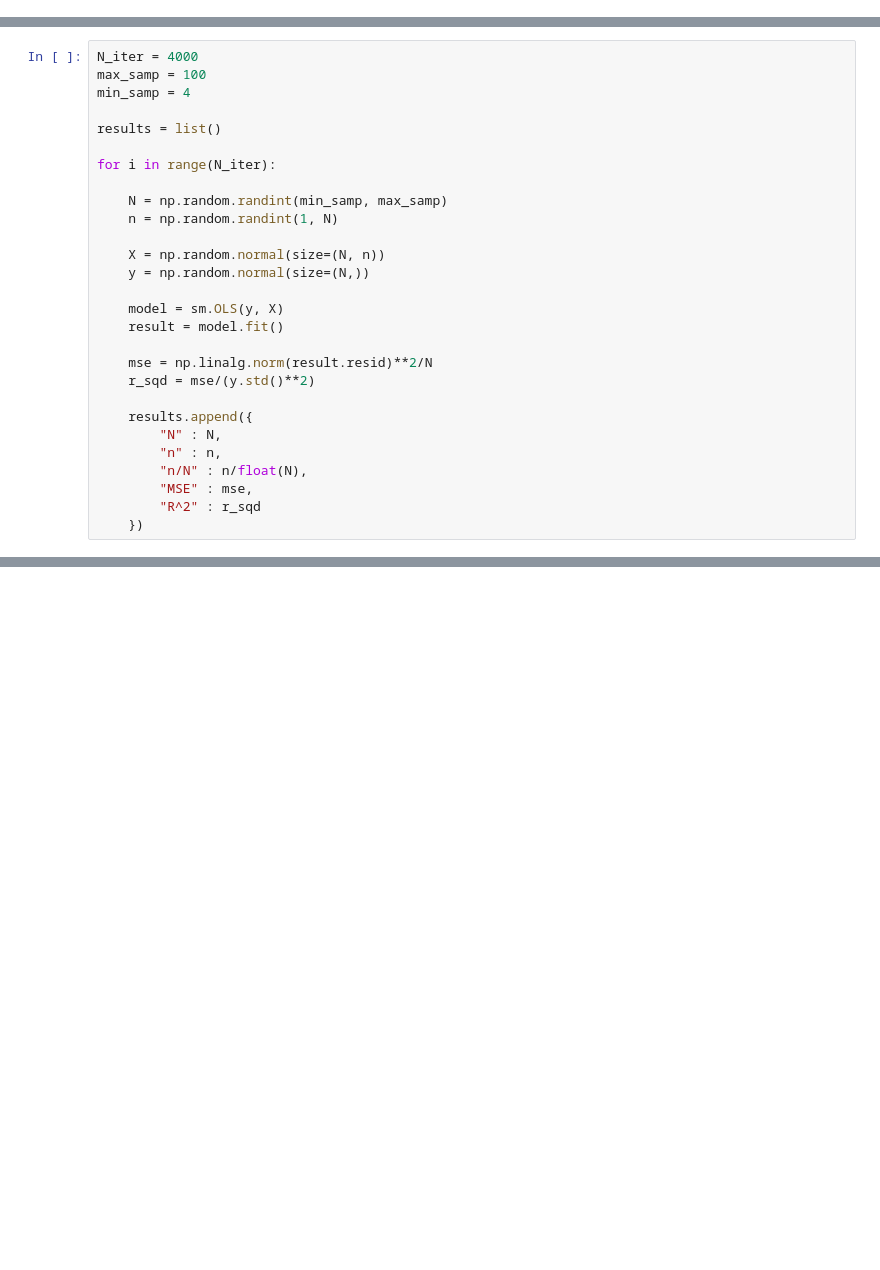
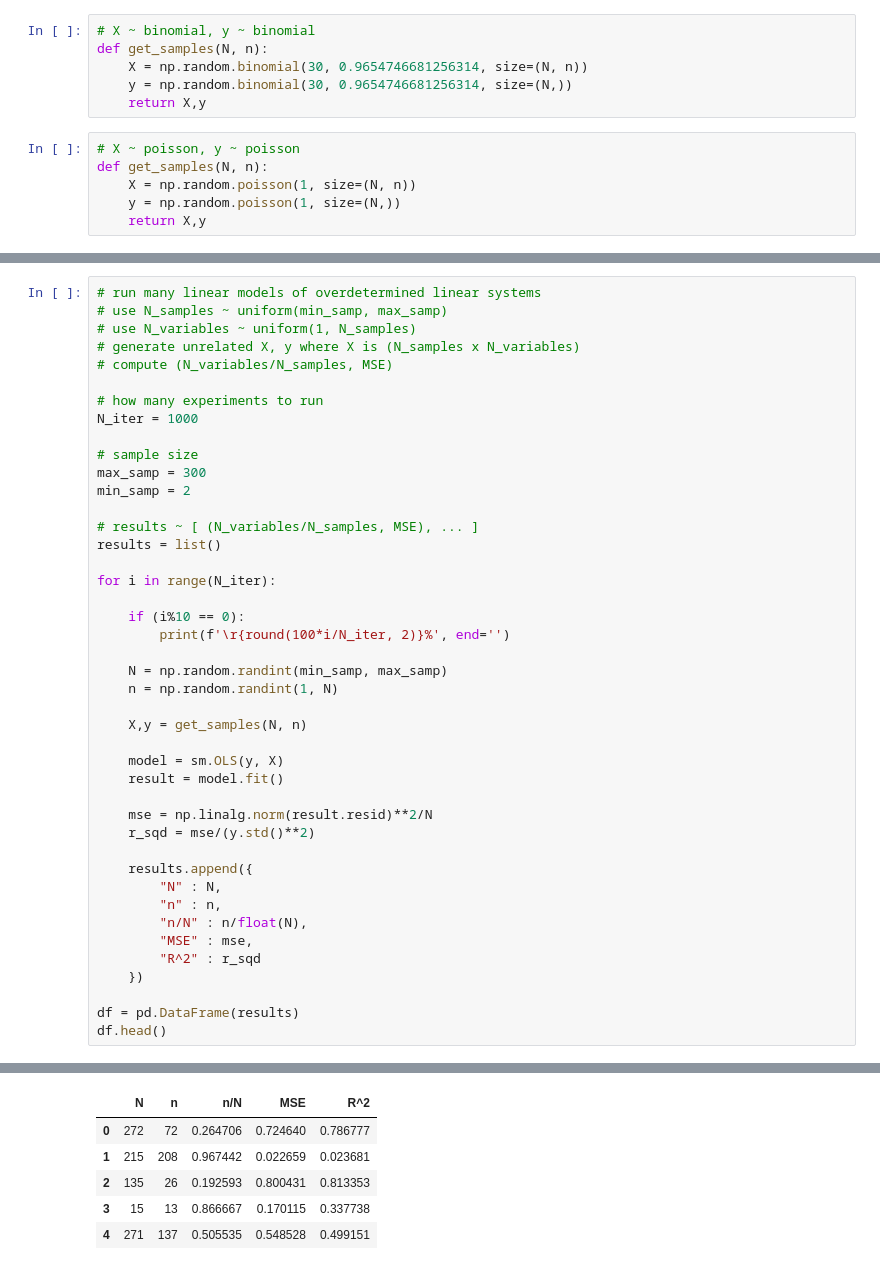
Before and after one commit to jackmuskopf/stats-examples, a Jupyter notebook: overfitting.ipynb, the cells around one changed output, grey strips where cells are left out. Drawn from its saved outputs; the diff is of its cells as text; blank space fills up the shorter version.

```diff
--- a/overfitting.ipynb
+++ b/overfitting.ipynb
@@ -80,0 +59,12 @@ np.linalg.norm(result.resid)**2/N, y.std()**2
+# %%
+# X ~ binomial, y ~ binomial
+def get_samples(N, n):
+    X = np.random.binomial(30, 0.9654746681256314, size=(N, n))
+    y = np.random.binomial(30, 0.9654746681256314, size=(N,))
+    return X,y
+# %%
+# X ~ poisson, y ~ poisson
+def get_samples(N, n):
+    X = np.random.poisson(1, size=(N, n))
+    y = np.random.poisson(1, size=(N,))
+    return X,y
@@ -81,17 +81,29 @@ np.linalg.norm(result.resid)**2/N, y.std()**2
 # %%
-N_iter = 4000
-max_samp = 100
-min_samp = 4
+# run many linear models of overdetermined linear systems
+# use N_samples ~ uniform(min_samp, max_samp)
+# use N_variables ~ uniform(1, N_samples)
+# generate unrelated X, y where X is (N_samples x N_variables)
+# compute (N_variables/N_samples, MSE)
 
+# how many experiments to run
+N_iter = 1000
+
+# sample size
+max_samp = 300
+min_samp = 2
+
+# results ~ [ (N_variables/N_samples, MSE), ... ]
 results = list()
 
 for i in range(N_iter):
 
+    if (i%10 == 0):
+        print(f'\r{round(100*i/N_iter, 2)}%', end='')
+
     N = np.random.randint(min_samp, max_samp)
     n = np.random.randint(1, N)
 
-    X = np.random.normal(size=(N, n))
-    y = np.random.normal(size=(N,))
+    X,y = get_samples(N, n)
 
     model = sm.OLS(y, X)
     result = model.fit()
@@ -106,3 +118,7 @@ for i in range(N_iter):
         "MSE" : mse,
         "R^2" : r_sqd
     })
+
+df = pd.DataFrame(results)
+df.head()
+# %% [output]
@@ -108,0 +126,6 @@ for i in range(N_iter):
+|  | N | n | n/N | MSE | R^2 |
+| 0 | 272 | 72 | 0.264706 | 0.724640 | 0.786777 |
+| 1 | 215 | 208 | 0.967442 | 0.022659 | 0.023681 |
+| 2 | 135 | 26 | 0.192593 | 0.800431 | 0.813353 |
+| 3 | 15 | 13 | 0.866667 | 0.170115 | 0.337738 |
+| 4 | 271 | 137 | 0.505535 | 0.548528 | 0.499151 |
```
Also changed, not shown: parts of 19 cells of this notebook, 4 other files.
